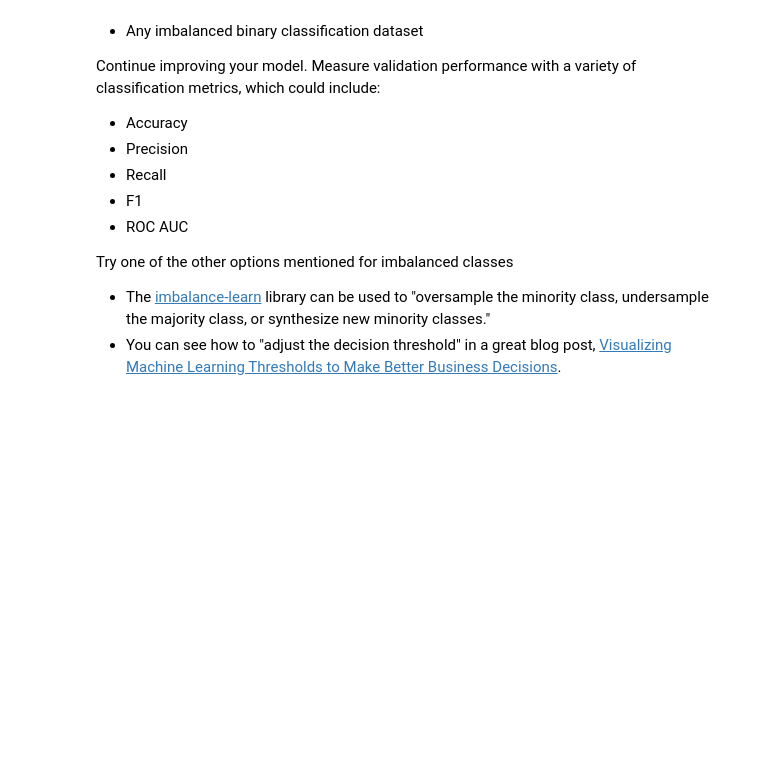
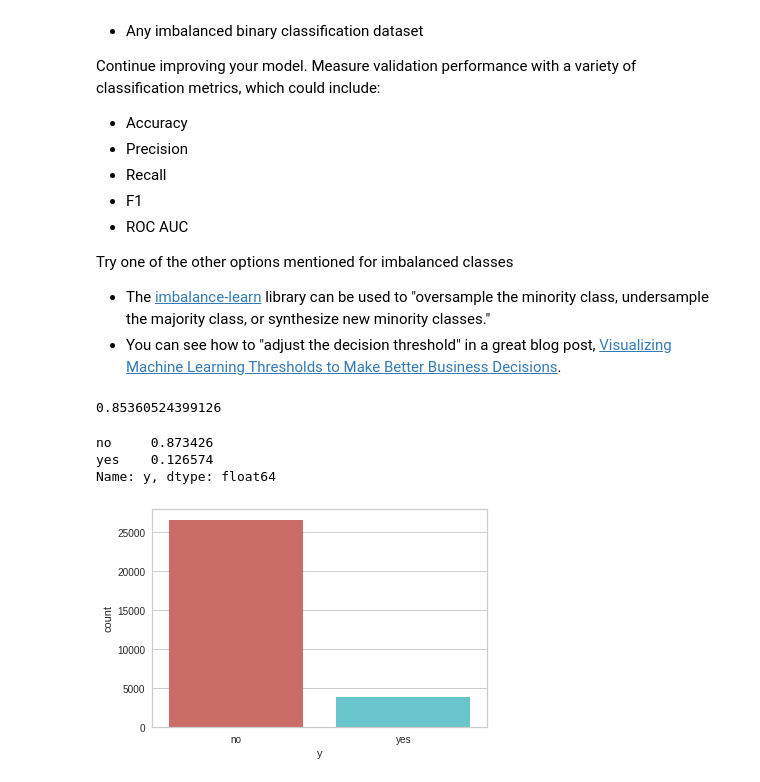
Before and after one commit to LambdaSchool/DS-Unit-2-Sprint-4-Model-Validation, a Jupyter notebook: module-2-validate-classification-problems/U2_S4_D2_Validate_classification_problems_LIVE_LESSON.ipynb, the cells around one changed output. Drawn from its saved outputs; the diff is of its cells as text; code cells hidden in the pictures; blank space fills up the shorter version.

```diff
--- a/module-2-validate-classification-problems/U2_S4_D2_Validate_classification_problems_LIVE_LESSON.ipynb
+++ b/module-2-validate-classification-problems/U2_S4_D2_Validate_classification_problems_LIVE_LESSON.ipynb
@@ -439,3 +469,16 @@ Continue improving your model. Measure validation performance with a variety of
 Try one of the other options mentioned for imbalanced classes
 - The [imbalance-learn](https://github.com/scikit-learn-contrib/imbalanced-learn) library can be used to "oversample the minority class, undersample the majority class, or synthesize new minority classes."
 - You can see how to "adjust the decision threshold" in a great blog post, [Visualizing Machine Learning Thresholds to Make Better Business Decisions](https://blog.insightdatascience.com/visualizing-machine-learning-thresholds-to-make-better-business-decisions-4ab07f823415).
+# %%
+import pandas as pd
+
+#get the data
+bank = pd.read_csv('bank-additional-full.csv', sep=';')
+
+#define X and y
+X = bank.drop(columns='y')
+y = bank['y'] == 'yes'
+
+#drop na
+bank.replace('unknown', np.nan, inplace=True)
+bank.dropna(inplace=True)
@@ -441,0 +506,13 @@ Try one of the other options mentioned for imbalanced classes
+# %%
+#hot encode categorical features, scale numeric features, train the model
+pipeline = make_pipeline(
+    ce.OneHotEncoder(use_cat_names=True),
+    StandardScaler(),
+    LogisticRegression(solver='newton-cg')
+)
+
+pipeline.fit(X_train, y_train)
+y_pred = pipeline.predict(X_val)
+accuracy_score(y_val, y_pred)
+# %% [output]
+0.85360524399126
@@ -441,0 +521,15 @@ Try one of the other options mentioned for imbalanced classes
+# %%
+bank['education'] = np.where(bank['education'] == 'basic.4y', 'Basic', bank['education'])
+bank['education'] = np.where(bank['education'] == 'basic.6y', 'Basic', bank['education'])
+bank['education'] = np.where(bank['education'] == 'basic.9y', 'Basic', bank['education'])
+# %%
+bank['y'].value_counts(normalize=True)
+# %% [output]
+no     0.873426
+yes    0.126574
+Name: y, dtype: float64
+# %%
+sns.countplot(x='y', data=bank, palette='hls')
+plt.show();
+# %% [output]
+[figure, added]
```
Also changed, not shown: parts of 30 cells of this notebook.
